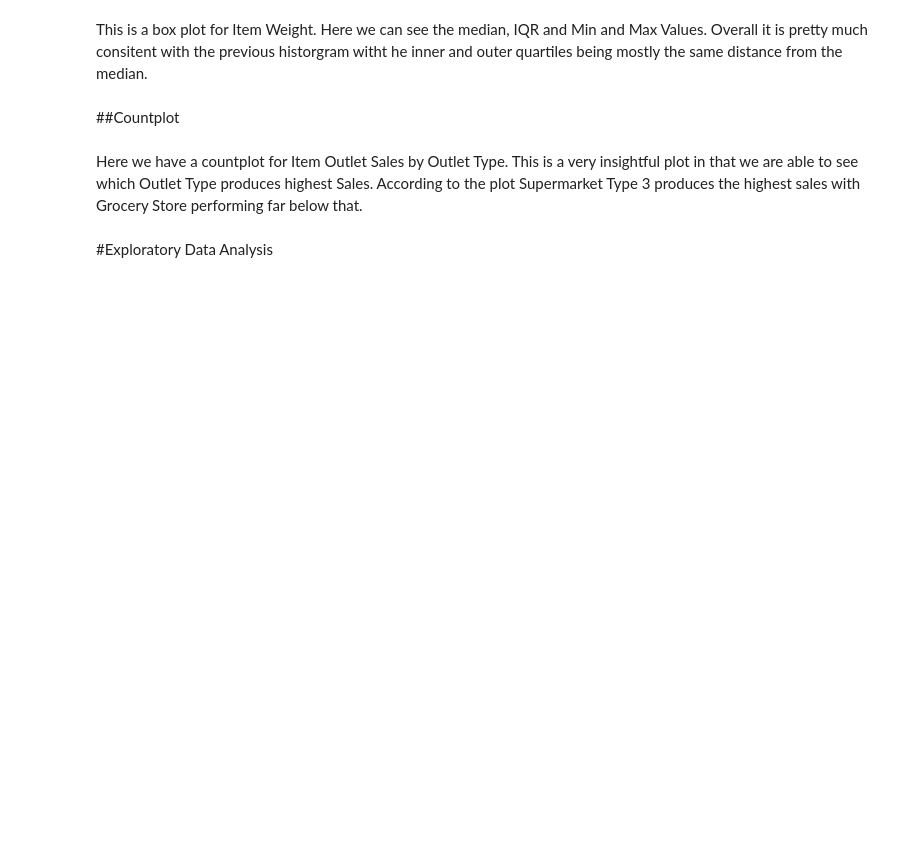
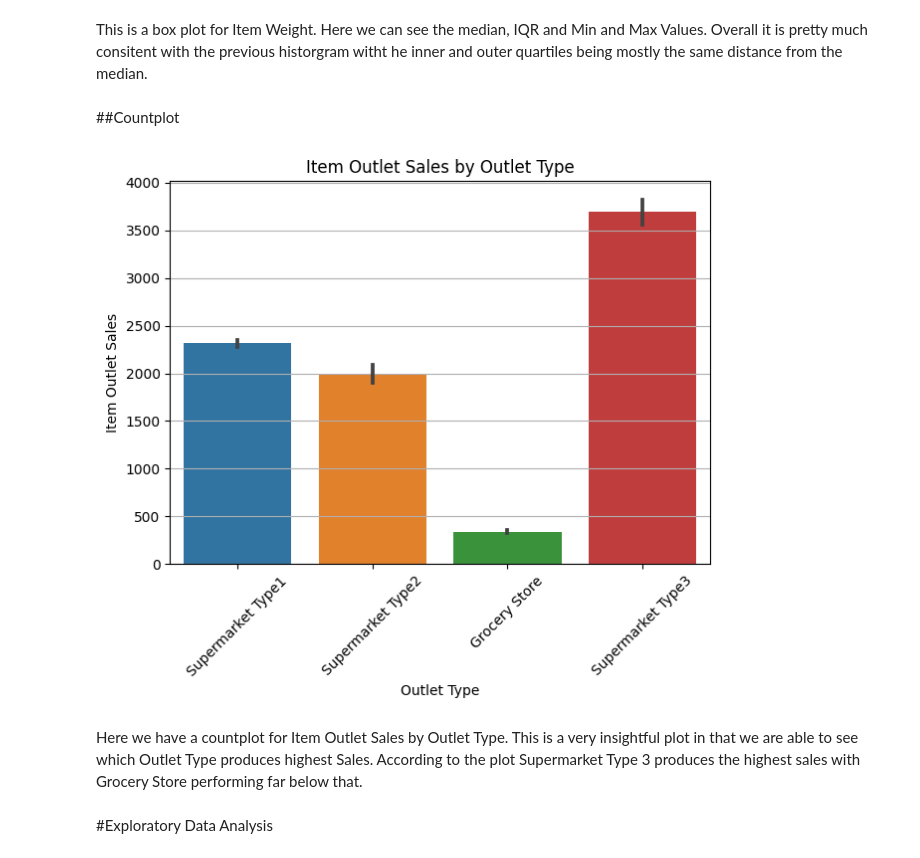
Before and after one commit to AshikSathiya/Prediction-of-Product-Sales, a Jupyter notebook: Prediction_of_Product_Sales.ipynb, the cells around one changed output. Cells and saved outputs as stored; diff of their text form; code cells hidden in the pictures; blank space fills up the shorter version.

```diff
--- a/Prediction_of_Product_Sales.ipynb
+++ b/Prediction_of_Product_Sales.ipynb
@@ -444,19 +470,21 @@ This is a box plot for Item Weight. Here we can see the median, IQR and Min and
 ##Countplot
 # %%
 # Create a countplot
-plt.figure(figsize=(9, 8))
+plt.figure(figsize=(7, 5))
 ax = sns.barplot(data=df, x='Outlet_Type', y='Item_Outlet_Sales')
 
 # Set plot title and axis labels
 plt.title('Item Outlet Sales by Outlet Type')
 plt.xlabel('Outlet Type')
 plt.ylabel('Item Outlet Sales')
 
 # Rotate x-axis tick labels
 ax.tick_params(axis='x', rotation=45)
 
 # Add gridlines
 plt.grid(axis='y')
+# %% [output]
+[figure, added]
 # %% [markdown]
 Here we have a countplot for Item Outlet Sales by Outlet Type. This is a very insightful plot in that we are able to see which Outlet Type produces highest Sales. According to the plot Supermarket Type 3 produces the highest sales with Grocery Store performing far below that.
 # %% [markdown]
```
Also changed, not shown: parts of 5 cells of this notebook.
